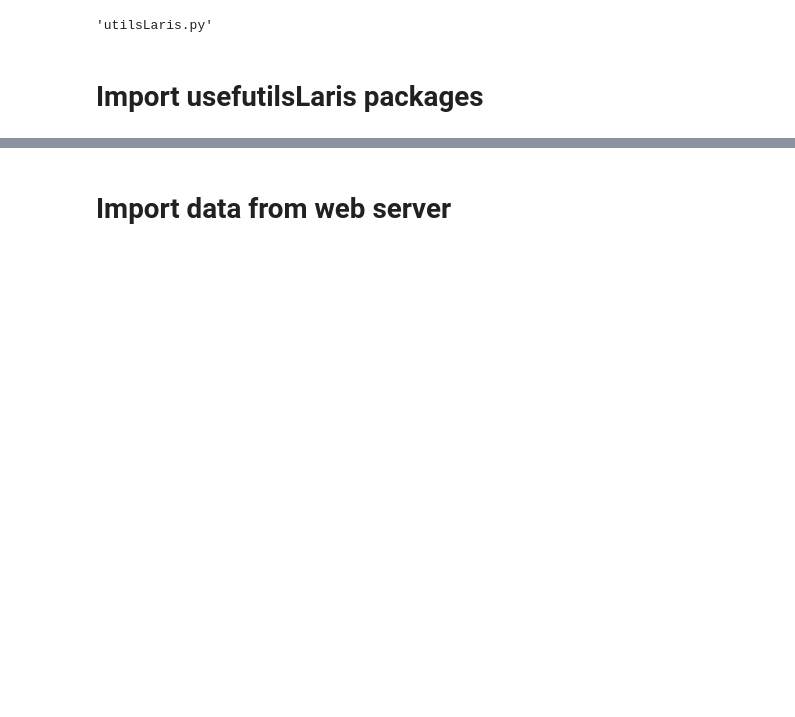
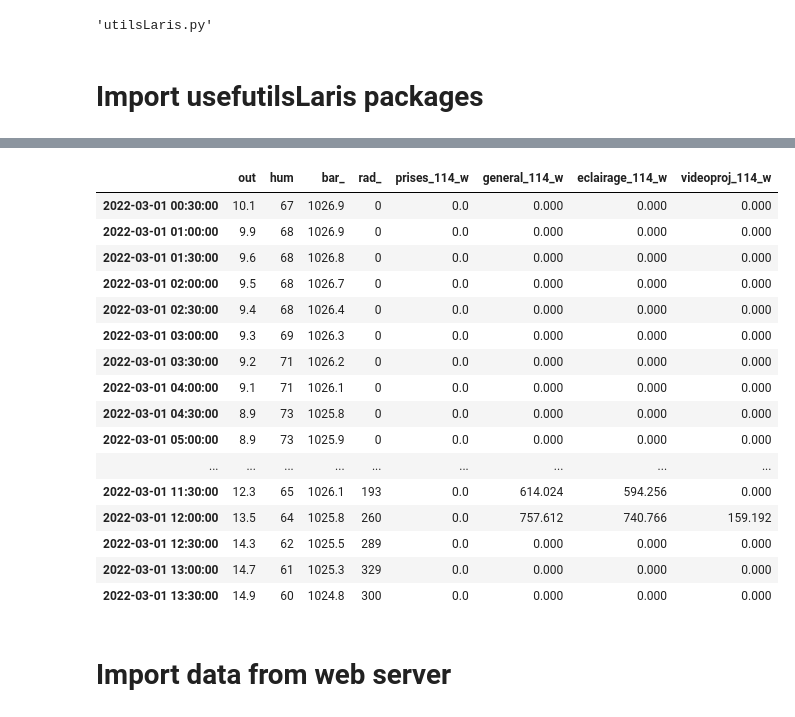
Before and after one commit to Ah-essabar/Master_SDS_Angers, a Jupyter notebook: S2/Mesures Polytech/FusionDataAll/mergeAllData.ipynb, the cells around one changed output, grey strips where cells are left out. Cells and saved outputs as stored; diff of their text form; code cells hidden in the pictures; blank space fills up the shorter version.

```diff
--- a/S2/Mesures Polytech/FusionDataAll/mergeAllData.ipynb
+++ b/S2/Mesures Polytech/FusionDataAll/mergeAllData.ipynb
@@ -61,3 +70,23 @@ df
+# %%
+pd. merge(df, df2, left_index=True, right_index=True)
+# %% [output]
+|  | out | hum | bar_ | rad_ | prises_114_w | general_114_w | eclairage_114_w | videoproj_114_w |
+| 2022-03-01 00:30:00 | 10.1 | 67 | 1026.9 | 0 | 0.0 | 0.000 | 0.000 | 0.000 |
+| 2022-03-01 01:00:00 | 9.9 | 68 | 1026.9 | 0 | 0.0 | 0.000 | 0.000 | 0.000 |
+| 2022-03-01 01:30:00 | 9.6 | 68 | 1026.8 | 0 | 0.0 | 0.000 | 0.000 | 0.000 |
+| 2022-03-01 02:00:00 | 9.5 | 68 | 1026.7 | 0 | 0.0 | 0.000 | 0.000 | 0.000 |
+| 2022-03-01 02:30:00 | 9.4 | 68 | 1026.4 | 0 | 0.0 | 0.000 | 0.000 | 0.000 |
+| 2022-03-01 03:00:00 | 9.3 | 69 | 1026.3 | 0 | 0.0 | 0.000 | 0.000 | 0.000 |
+| 2022-03-01 03:30:00 | 9.2 | 71 | 1026.2 | 0 | 0.0 | 0.000 | 0.000 | 0.000 |
+| 2022-03-01 04:00:00 | 9.1 | 71 | 1026.1 | 0 | 0.0 | 0.000 | 0.000 | 0.000 |
+| 2022-03-01 04:30:00 | 8.9 | 73 | 1025.8 | 0 | 0.0 | 0.000 | 0.000 | 0.000 |
+| 2022-03-01 05:00:00 | 8.9 | 73 | 1025.9 | 0 | 0.0 | 0.000 | 0.000 | 0.000 |
+| ... | ... | ... | ... | ... | ... | ... | ... | ... |
+| 2022-03-01 11:30:00 | 12.3 | 65 | 1026.1 | 193 | 0.0 | 614.024 | 594.256 | 0.000 |
+| 2022-03-01 12:00:00 | 13.5 | 64 | 1025.8 | 260 | 0.0 | 757.612 | 740.766 | 159.192 |
+| 2022-03-01 12:30:00 | 14.3 | 62 | 1025.5 | 289 | 0.0 | 0.000 | 0.000 | 0.000 |
+| 2022-03-01 13:00:00 | 14.7 | 61 | 1025.3 | 329 | 0.0 | 0.000 | 0.000 | 0.000 |
+| 2022-03-01 13:30:00 | 14.9 | 60 | 1024.8 | 300 | 0.0 | 0.000 | 0.000 | 0.000 |
 # %% [markdown]
 # Import data from web server
 # %%
```
Also changed, not shown: parts of 4 cells of this notebook, 6 other files.
